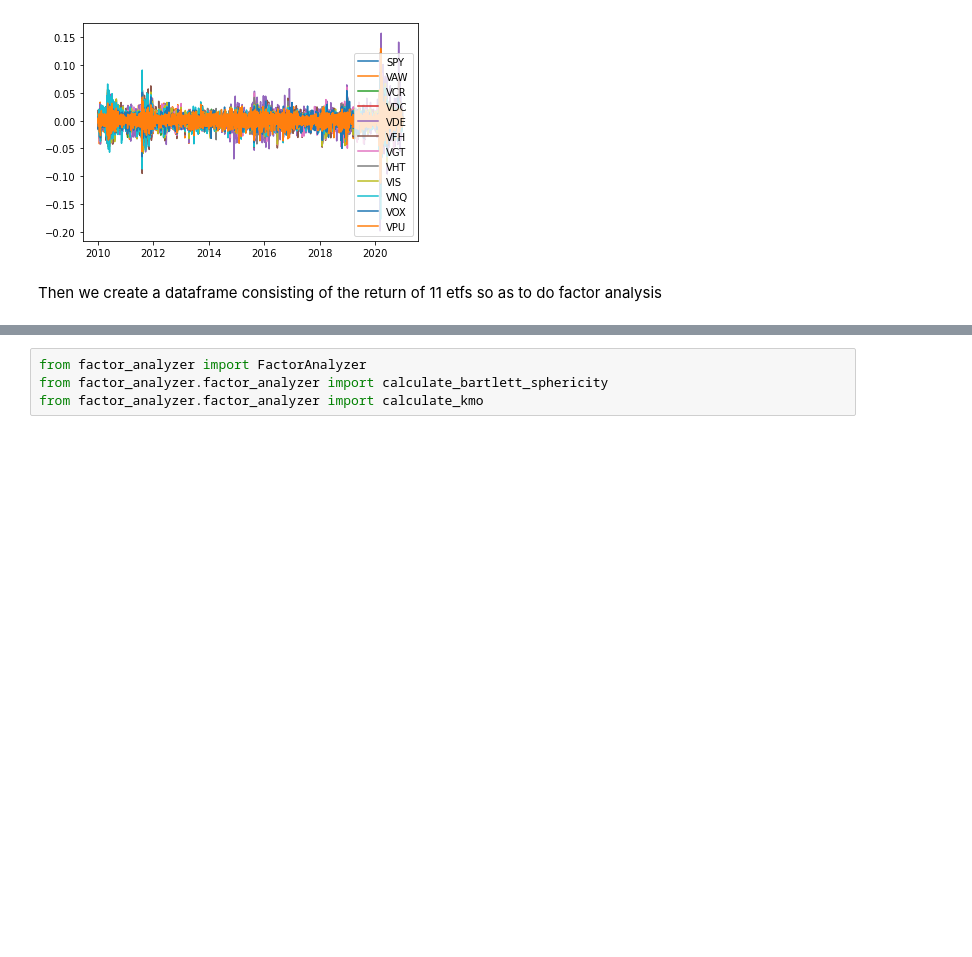
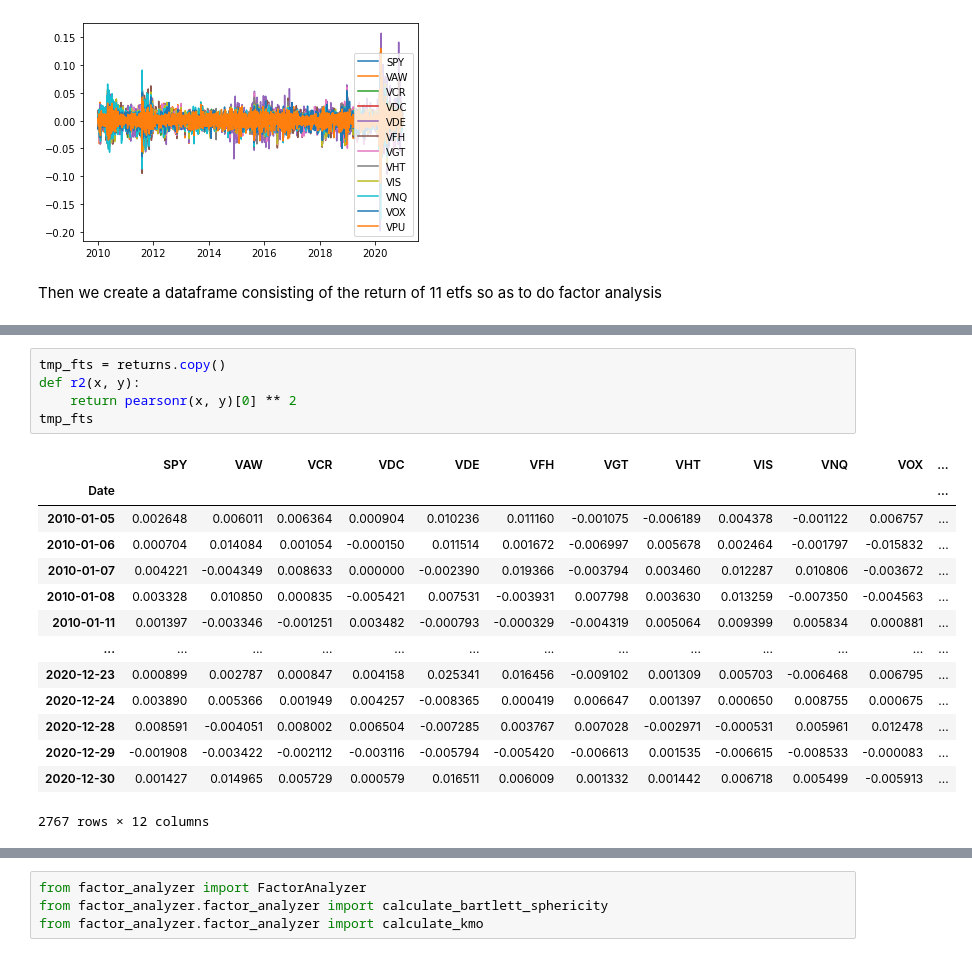
Before and after one commit to ywang408/FE670, a Jupyter notebook: assignments/1/Homework 1.ipynb, the cells around one changed output, grey strips where cells are left out. Saved outputs shown, nothing was run; the diff lists cells and outputs as text; blank space fills up the shorter version.

```diff
--- a/assignments/1/Homework 1.ipynb
+++ b/assignments/1/Homework 1.ipynb
@@ -179,0 +181,20 @@ df.head()
+# %%
+tmp_fts = returns.copy()
+def r2(x, y):
+    return pearsonr(x, y)[0] ** 2
+tmp_fts
+# %% [output]
+|  | SPY | VAW | VCR | VDC | VDE | VFH | VGT | VHT | VIS | VNQ | VOX | ... |
+| Date |  |  |  |  |  |  |  |  |  |  |  | ... |
+| 2010-01-05 | 0.002648 | 0.006011 | 0.006364 | 0.000904 | 0.010236 | 0.011160 | -0.001075 | -0.006189 | 0.004378 | -0.001122 | 0.006757 | ... |
+| 2010-01-06 | 0.000704 | 0.014084 | 0.001054 | -0.000150 | 0.011514 | 0.001672 | -0.006997 | 0.005678 | 0.002464 | -0.001797 | -0.015832 | ... |
+| 2010-01-07 | 0.004221 | -0.004349 | 0.008633 | 0.000000 | -0.002390 | 0.019366 | -0.003794 | 0.003460 | 0.012287 | 0.010806 | -0.003672 | ... |
+| 2010-01-08 | 0.003328 | 0.010850 | 0.000835 | -0.005421 | 0.007531 | -0.003931 | 0.007798 | 0.003630 | 0.013259 | -0.007350 | -0.004563 | ... |
+| 2010-01-11 | 0.001397 | -0.003346 | -0.001251 | 0.003482 | -0.000793 | -0.000329 | -0.004319 | 0.005064 | 0.009399 | 0.005834 | 0.000881 | ... |
+| ... | ... | ... | ... | ... | ... | ... | ... | ... | ... | ... | ... | ... |
+| 2020-12-23 | 0.000899 | 0.002787 | 0.000847 | 0.004158 | 0.025341 | 0.016456 | -0.009102 | 0.001309 | 0.005703 | -0.006468 | 0.006795 | ... |
+| 2020-12-24 | 0.003890 | 0.005366 | 0.001949 | 0.004257 | -0.008365 | 0.000419 | 0.006647 | 0.001397 | 0.000650 | 0.008755 | 0.000675 | ... |
+| 2020-12-28 | 0.008591 | -0.004051 | 0.008002 | 0.006504 | -0.007285 | 0.003767 | 0.007028 | -0.002971 | -0.000531 | 0.005961 | 0.012478 | ... |
+| 2020-12-29 | -0.001908 | -0.003422 | -0.002112 | -0.003116 | -0.005794 | -0.005420 | -0.006613 | 0.001535 | -0.006615 | -0.008533 | -0.000083 | ... |
+| 2020-12-30 | 0.001427 | 0.014965 | 0.005729 | 0.000579 | 0.016511 | 0.006009 | 0.001332 | 0.001442 | 0.006718 | 0.005499 | -0.005913 | ... |
+2767 rows × 12 columns
```
Also changed, not shown: parts of 5 cells of this notebook.
